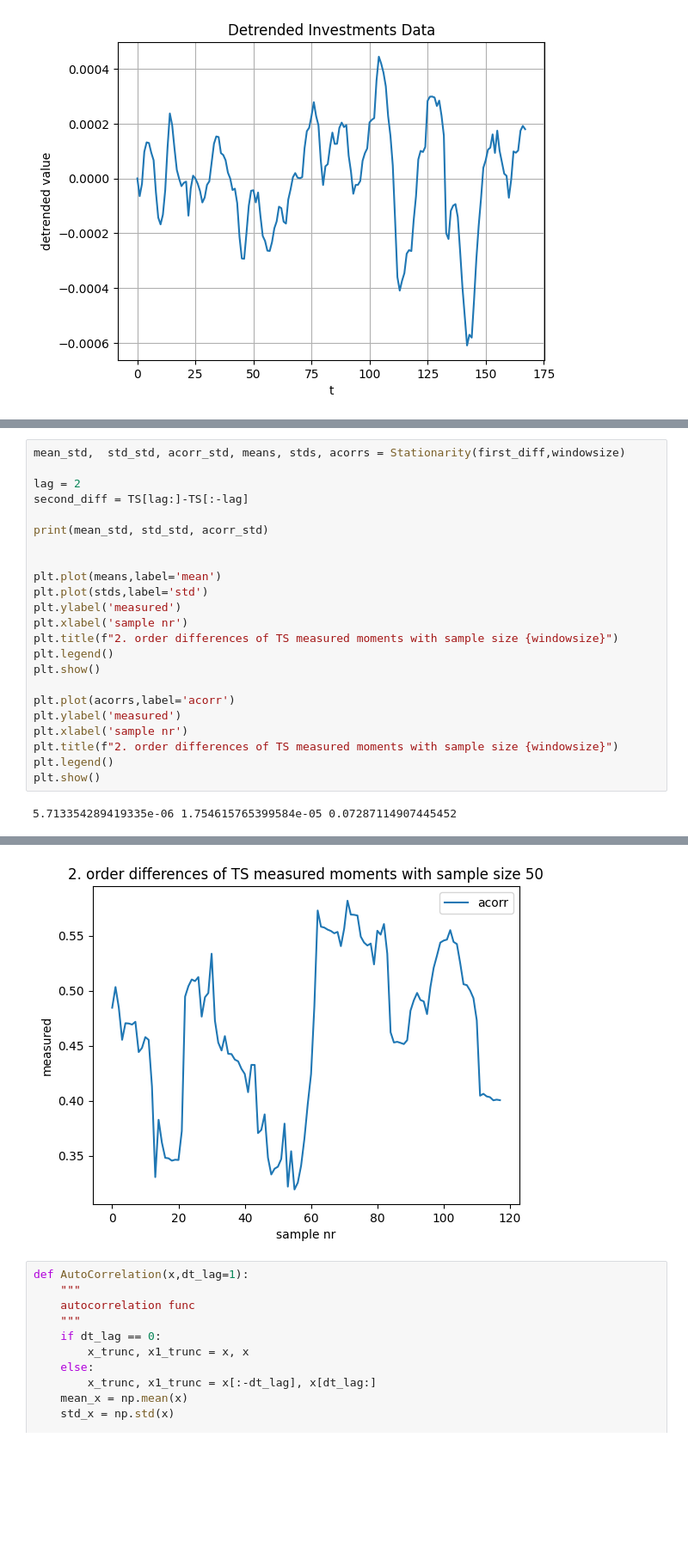
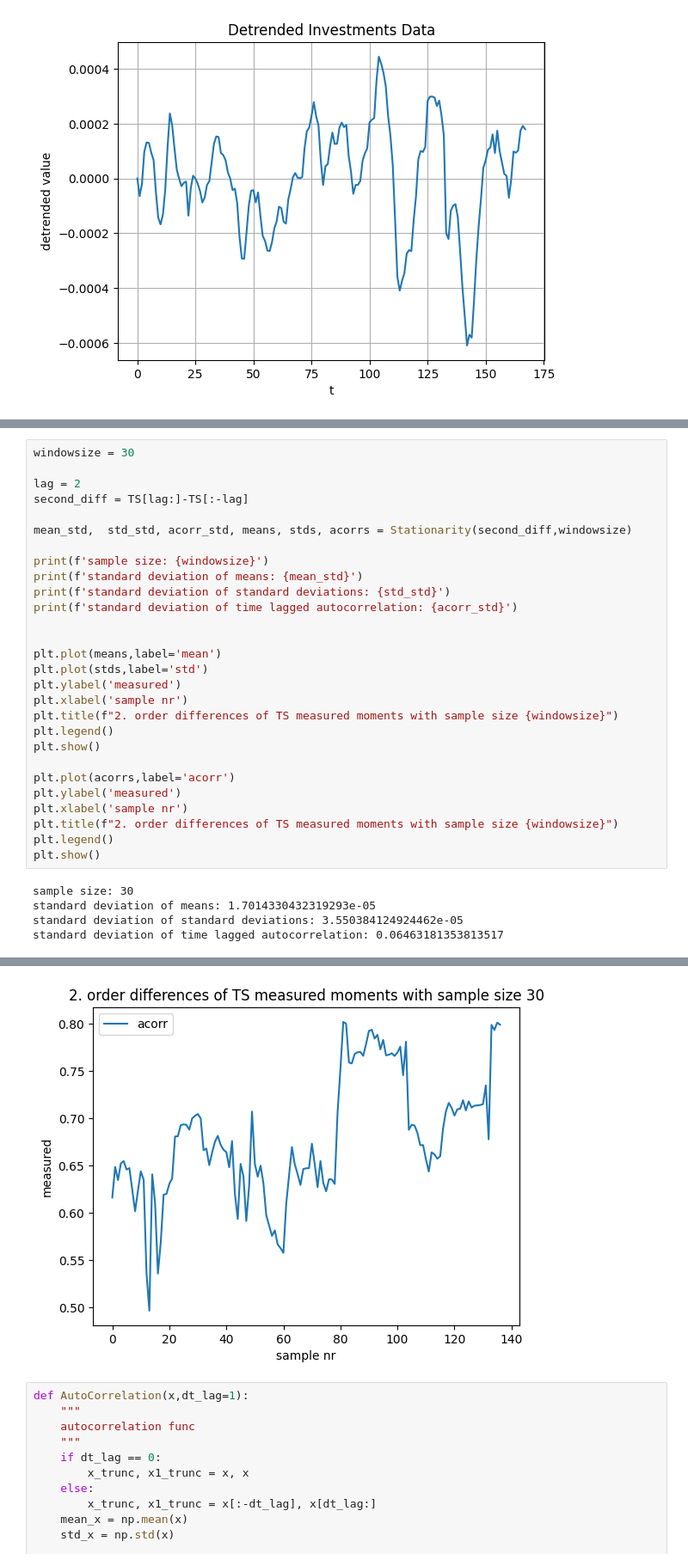
Before and after one commit to Sam-RvandV/TSM_SS2025, a Jupyter notebook: exercises/ex1/Rouppe-Sange-sheet01.ipynb, the cells around one changed output, grey strips where cells are left out. Shown at 86% size. Saved outputs shown, nothing was run; the diff lists cells and outputs as text; blank space fills up the shorter version.

```diff
--- a/exercises/ex1/Rouppe-Sange-sheet01.ipynb
+++ b/exercises/ex1/Rouppe-Sange-sheet01.ipynb
@@ -364,10 +398,15 @@ plt.show()
 # %%
-mean_std,  std_std, acorr_std, means, stds, acorrs = Stationarity(first_diff,windowsize)
+windowsize = 30
 
 lag = 2
 second_diff = TS[lag:]-TS[:-lag]
 
-print(mean_std, std_std, acorr_std)
+mean_std,  std_std, acorr_std, means, stds, acorrs = Stationarity(second_diff,windowsize)
+
+print(f'sample size: {windowsize}')
+print(f'standard deviation of means: {mean_std}')
+print(f'standard deviation of standard deviations: {std_std}')
+print(f'standard deviation of time lagged autocorrelation: {acorr_std}')
 
 
 plt.plot(means,label='mean')
@@ -385,4 +424,7 @@ plt.title(f"2. order differences of TS measured moments with sample size {window
 plt.legend()
 plt.show()
 # %% [output]
-5.713354289419335e-06 1.754615765399584e-05 0.07287114907445452
+sample size: 30
+standard deviation of means: 1.7014330432319293e-05
+standard deviation of standard deviations: 3.550384124924462e-05
+standard deviation of time lagged autocorrelation: 0.06463181353813517
@@ -390,4 +432,4 @@ plt.show()
-[figure, old version]
+[figure, new version]
 # %%
 def AutoCorrelation(x,dt_lag=1):
     """
```
Also changed, not shown: parts of 14 cells of this notebook.
